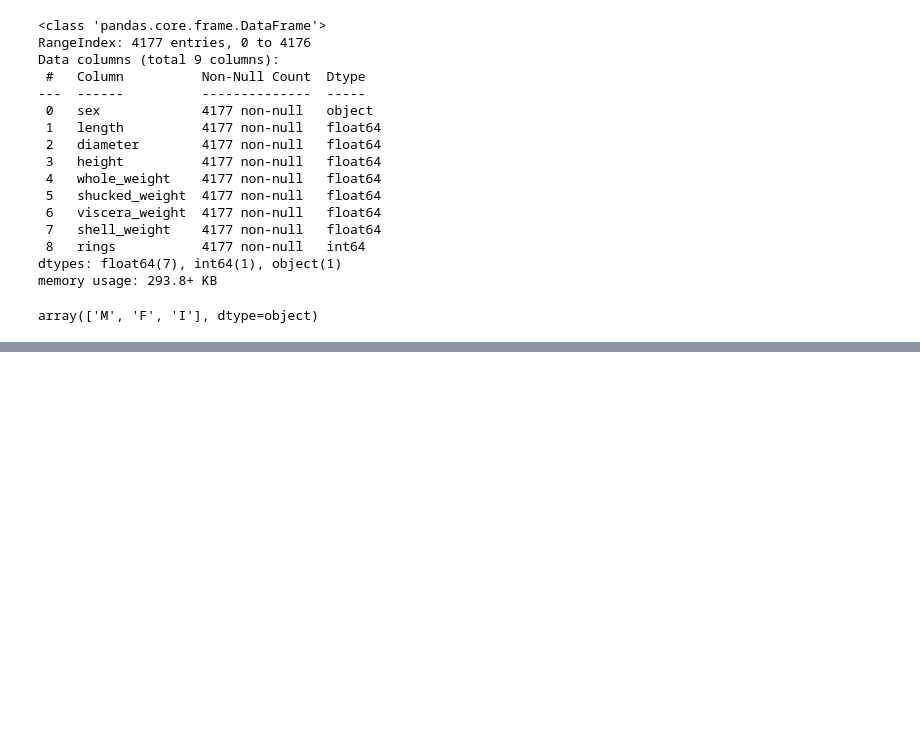
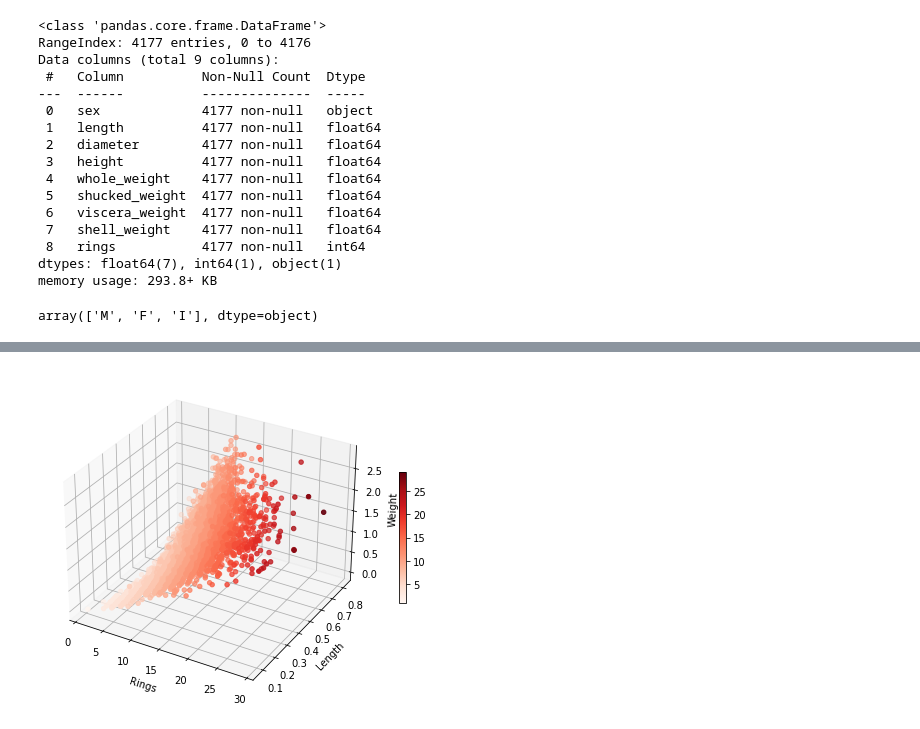
Before and after one commit to Phyvoz/DS_project, a Jupyter notebook: project.ipynb, the cells around one changed output, grey strips where cells are left out. Saved outputs shown, nothing was run; the diff lists cells and outputs as text; code cells hidden in the pictures; blank space fills up the shorter version.

```diff
--- a/project.ipynb
+++ b/project.ipynb
@@ -51,0 +126,11 @@ array(['M', 'F', 'I'], dtype=object)
+# %%
+plt.figure(figsize=(10,6))
+ax = plt.axes(projection='3d')
+fig = ax.scatter(df['rings'], df['length'], df['whole_weight'], c=df.rings, cmap='Reds')
+ax.set_xlabel('Rings')
+ax.set_ylabel('Length')
+ax.set_zlabel('Weight')
+plt.colorbar(fig, shrink=0.4)
+plt.show()
+# %% [output]
+[figure, added]
```
Also changed, not shown: parts of 12 cells of this notebook.
